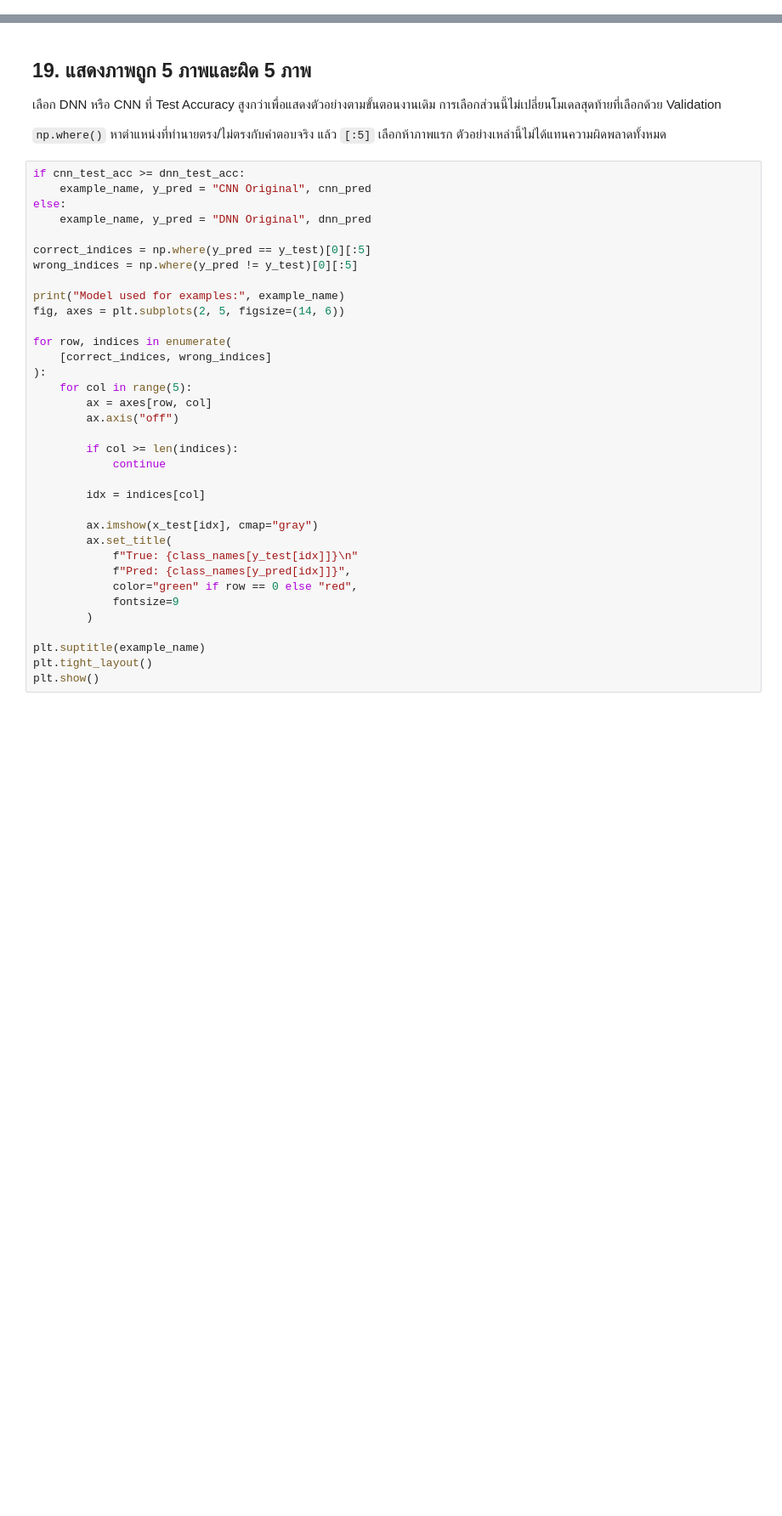
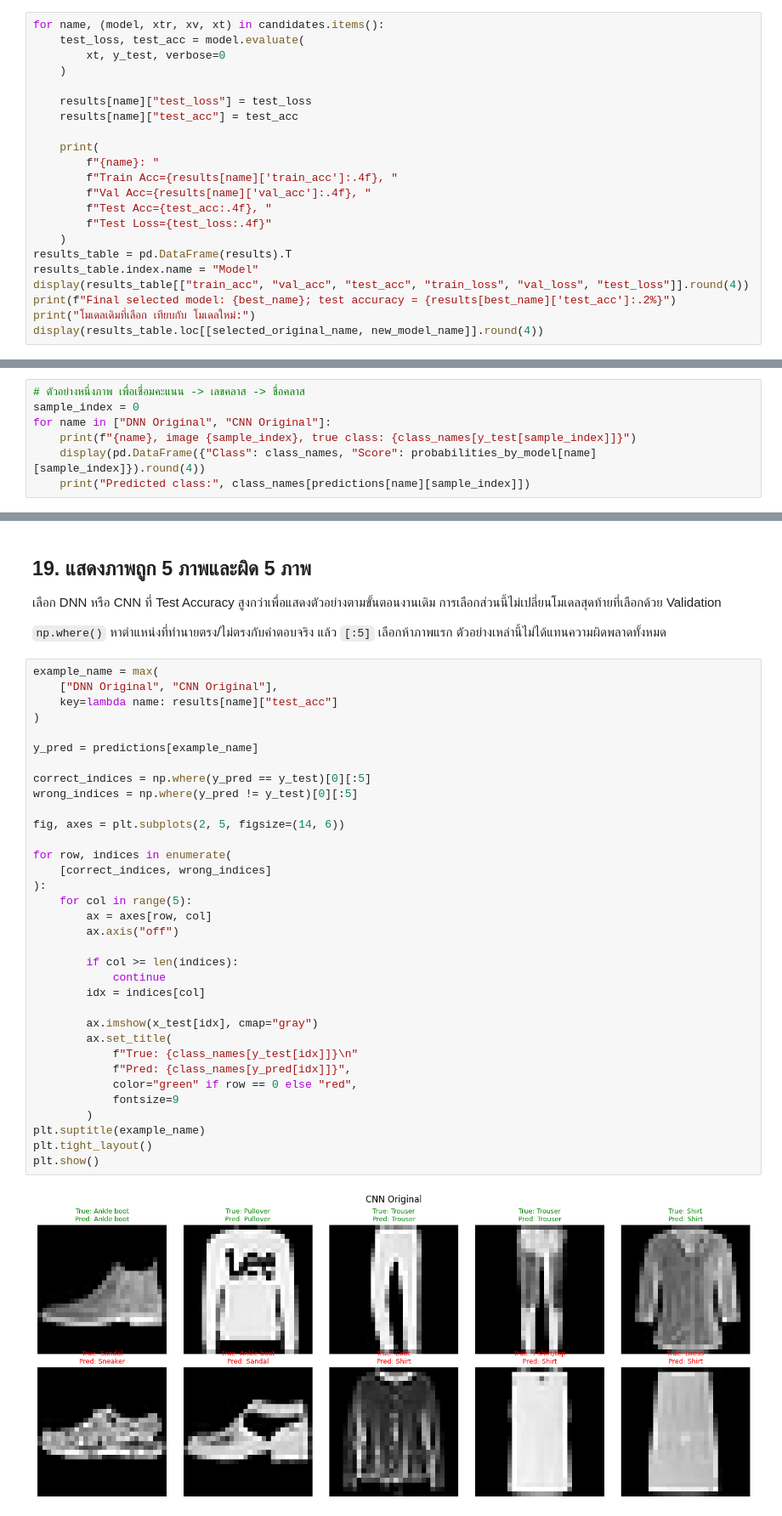
Before and after one commit to patcharaponkaewnil90-hash/deep-learning, a Jupyter notebook: ProExam01.ipynb, the cells around one changed output, grey strips where cells are left out. Shown at 85% size. Cells and saved outputs as stored; diff of their text form; blank space fills up the shorter version.

```diff
--- a/ProExam01.ipynb
+++ b/ProExam01.ipynb
@@ -361,0 +588,22 @@ display(pd.DataFrame({
+# %%
+for name, (model, xtr, xv, xt) in candidates.items():
+    test_loss, test_acc = model.evaluate(
+        xt, y_test, verbose=0
+    )
+
+    results[name]["test_loss"] = test_loss
+    results[name]["test_acc"] = test_acc
+
+    print(
+        f"{name}: "
+        f"Train Acc={results[name]['train_acc']:.4f}, "
+        f"Val Acc={results[name]['val_acc']:.4f}, "
+        f"Test Acc={test_acc:.4f}, "
+        f"Test Loss={test_loss:.4f}"
+    )
+results_table = pd.DataFrame(results).T
+results_table.index.name = "Model"
+display(results_table[["train_acc", "val_acc", "test_acc", "train_loss", "val_loss", "test_loss"]].round(4))
+print(f"Final selected model: {best_name}; test accuracy = {results[best_name]['test_acc']:.2%}")
+print("โมเดลเดิมที่เลือก เทียบกับ โมเดลใหม่:")
+display(results_table.loc[[selected_original_name, new_model_name]].round(4))
@@ -382,0 +668,7 @@ plt.show()
+# %%
+# ตัวอย่างหนึ่งภาพ เพื่อเชื่อมคะแนน -> เลขคลาส -> ชื่อคลาส
+sample_index = 0
+for name in ["DNN Original", "CNN Original"]:
+    print(f"{name}, image {sample_index}, true class: {class_names[y_test[sample_index]]}")
+    display(pd.DataFrame({"Class": class_names, "Score": probabilities_by_model[name][sample_index]}).round(4))
+    print("Predicted class:", class_names[predictions[name][sample_index]])
@@ -386,40 +705,41 @@ plt.show()
 
 `np.where()` หาตำแหน่งที่ทำนายตรง/ไม่ตรงกับคำตอบจริง แล้ว `[:5]` เลือกห้าภาพแรก ตัวอย่างเหล่านี้ไม่ได้แทนความผิดพลาดทั้งหมด
 # %%
-if cnn_test_acc >= dnn_test_acc:
-    example_name, y_pred = "CNN Original", cnn_pred
-else:
-    example_name, y_pred = "DNN Original", dnn_pred
+example_name = max(
+    ["DNN Original", "CNN Original"],
+    key=lambda name: results[name]["test_acc"]
+)
+
+y_pred = predictions[example_name]
 
 correct_indices = np.where(y_pred == y_test)[0][:5]
 wrong_indices = np.where(y_pred != y_test)[0][:5]
 
-print("Model used for examples:", example_name)
 fig, axes = plt.subplots(2, 5, figsize=(14, 6))
 
 for row, indices in enumerate(
     [correct_indices, wrong_indices]
 ):
     for col in range(5):
         ax = axes[row, col]
         ax.axis("off")
 
         if col >= len(indices):
             continue
-
         idx = indices[col]
 
         ax.imshow(x_test[idx], cmap="gray")
         ax.set_title(
             f"True: {class_names[y_test[idx]]}\n"
             f"Pred: {class_names[y_pred[idx]]}",
             color="green" if row == 0 else "red",
             fontsize=9
         )
-
 plt.suptitle(example_name)
 plt.tight_layout()
 plt.show()
+# %% [output]
+[figure, added]
 # %% [markdown]
 ## 20. เขียนอภิปรายจากผลจริงหลังรัน
 
```
Also changed, not shown: parts of 51 cells of this notebook.
